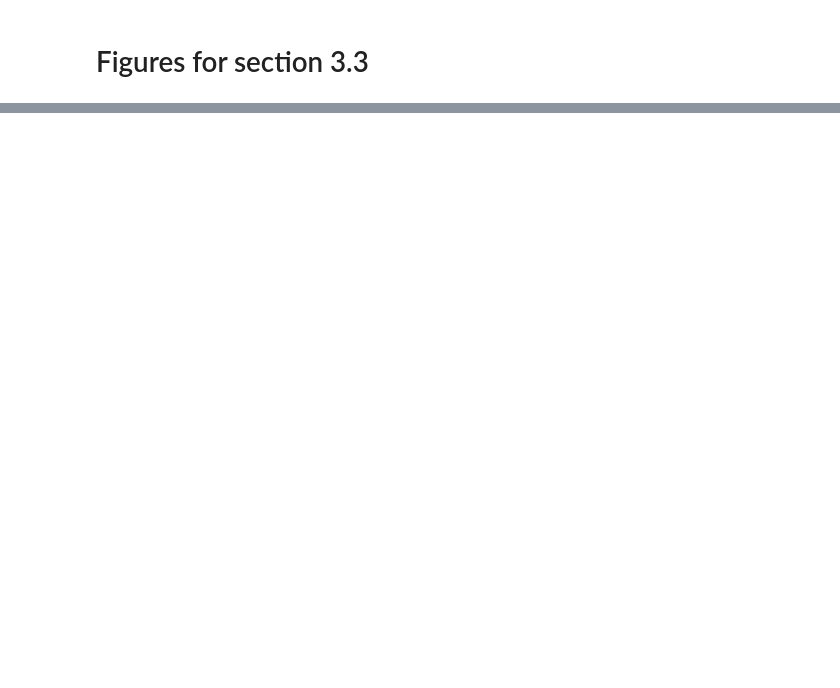
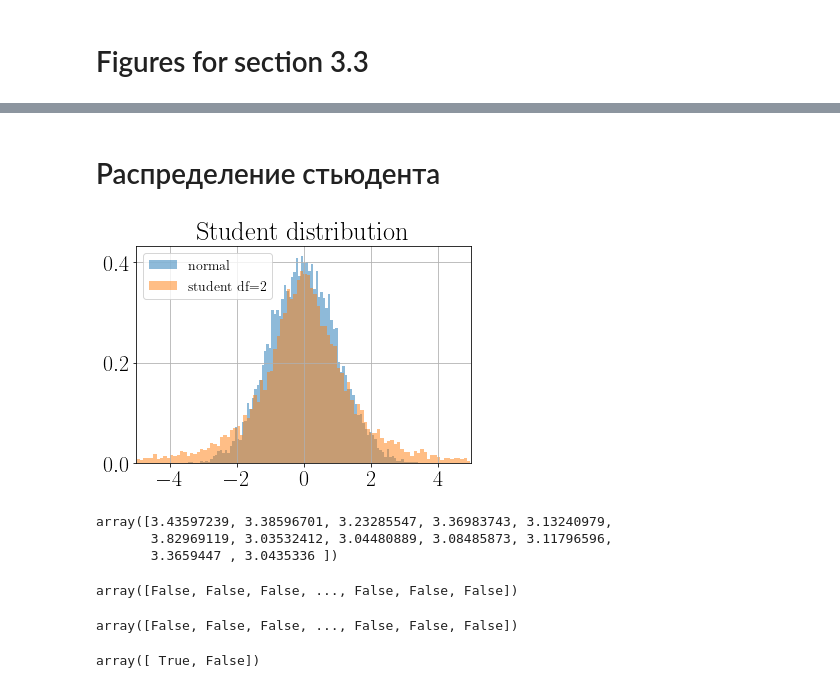
Before and after one commit to akoziy98/Interactive_Tutorial_SPAD, a Jupyter notebook: modules/figures_creation/3_3_figures.ipynb, the cells around one changed output, grey strips where cells are left out. Saved outputs shown, nothing was run; the diff lists cells and outputs as text; code cells hidden in the pictures; blank space fills up the shorter version.

```diff
--- a/modules/figures_creation/3_3_figures.ipynb
+++ b/modules/figures_creation/3_3_figures.ipynb
@@ -112,0 +141,54 @@ print(np.std(mean_bootstrap_list))
+# %% [markdown]
+# Распределение стьюдента
+# %%
+import scipy.stats as stats
+import matplotlib.pyplot as plt
+import numpy as np
+import seaborn as sns
+plt.rc('text', usetex=True)
+plt.rc('font', family='serif')
+plt.rcParams.update({'font.size': 22})
+
+BINS_COUNT = 100
+size = 10000
+df1 = 0.1
+df2 = 2
+
+normal_distr = stats.norm.rvs(size = size)
+normal_distr = normal_distr[(normal_distr > -5) & (normal_distr < 5)]
+
+student_distr_1 = stats.t.rvs(df=df1, size=size)
+student_distr_1 = student_distr_1[(student_distr_1 > -5) & (student_distr_1 < 5)]
+
+student_distr_2 = stats.t.rvs(df=df2, size=size)
+student_distr_2 = student_distr_2[(student_distr_2 > -5) & (student_distr_2 < 5)]
+
+plt.hist(normal_distr, alpha=0.5, density=True, label="normal", bins=BINS_COUNT)
+#plt.hist(student_distr_1, alpha=0.5, density=True, label=f"student df={df1}", bins=BINS_COUNT)
+plt.hist(student_distr_2, alpha=0.5, density=True, label=f"student df={df2}", bins=BINS_COUNT)
+plt.legend(fontsize=14, loc='upper left')
+plt.grid(True)
+plt.title("Student distribution")
+plt.xlim([-5, 5])
+#plt.savefig("3_3_distributions_student.png", dpi=300, bbox_inches='tight', transparent=True)
+plt.show()
+# %% [output]
+[figure, added]
+# %%
+normal_distr[(normal_distr > 3) & (normal_distr > 2)]
+# %% [output]
+array([3.43597239, 3.38596701, 3.23285547, 3.36983743, 3.13240979,
+       3.82969119, 3.03532412, 3.04480889, 3.08485873, 3.11796596,
+       3.3659447 , 3.0435336 ])
+# %%
+normal_distr > 2
+# %% [output]
+array([False, False, False, ..., False, False, False])
+# %%
+normal_distr > 3
+# %% [output]
+array([False, False, False, ..., False, False, False])
+# %%
+np.array([True, False]) & np.array([True, True])
+# %% [output]
+array([ True, False])
```
Also changed, not shown: parts of 16 cells of this notebook, 9 other files.
